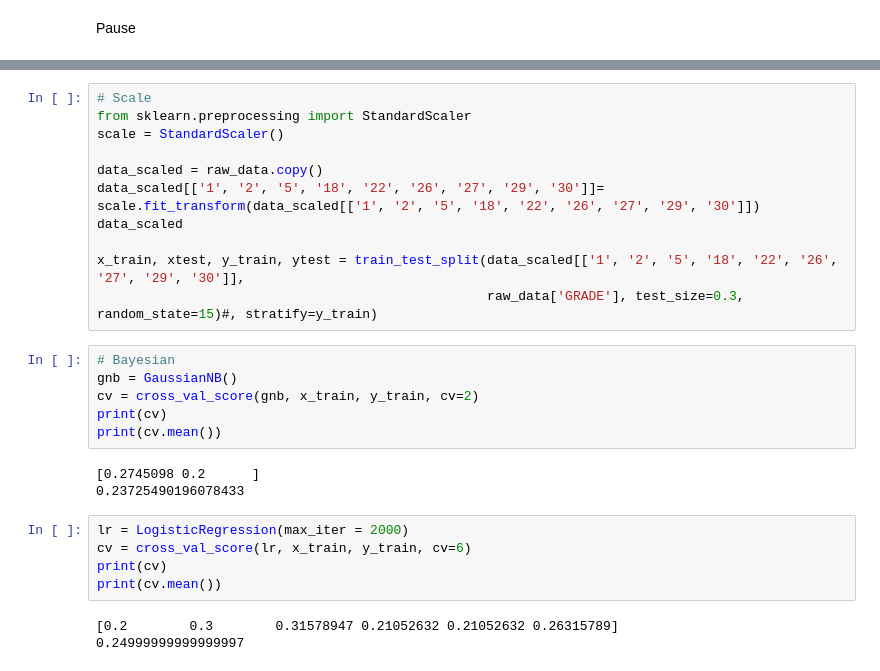
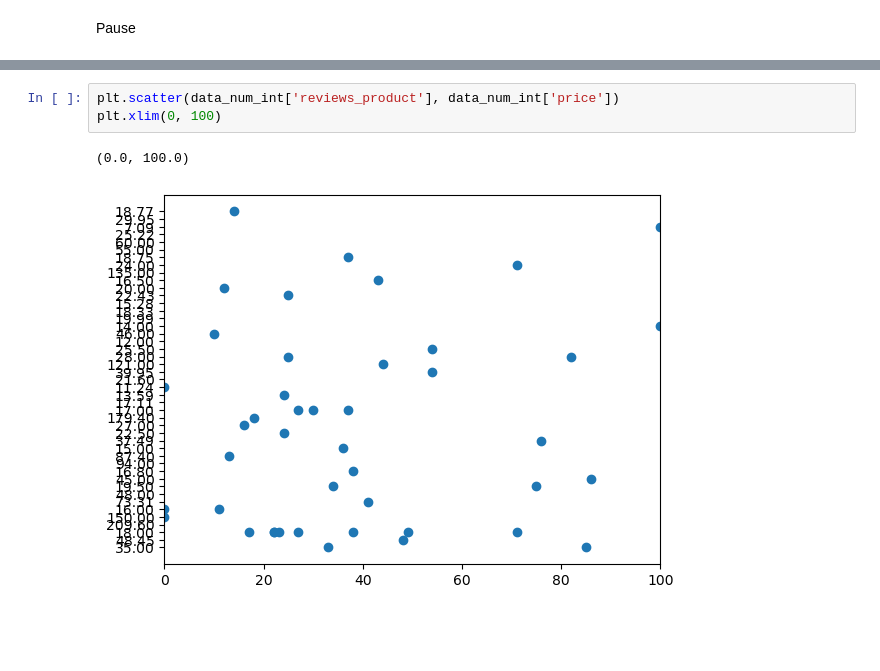
Before and after one commit to evanrootness/EtsyDSProject, a Jupyter notebook: notebooks_exploration/exploration_1.ipynb, the cells around one changed output, grey strips where cells are left out. Drawn from its saved outputs; the diff is of its cells as text; blank space fills up the shorter version.

```diff
--- a/notebooks_exploration/exploration_1.ipynb
+++ b/notebooks_exploration/exploration_1.ipynb
@@ -283,28 +146,6 @@ print(cv.mean())
-# %%
-# Scale
-from sklearn.preprocessing import StandardScaler
-scale = StandardScaler()
-
-data_scaled = raw_data.copy()
-data_scaled[['1', '2', '5', '18', '22', '26', '27', '29', '30']]= scale.fit_transform(data_scaled[['1', '2', '5', '18', '22', '26', '27', '29', '30']])
-data_scaled
-
-x_train, xtest, y_train, ytest = train_test_split(data_scaled[['1', '2', '5', '18', '22', '26', '27', '29', '30']],
-                                                  raw_data['GRADE'], test_size=0.3, random_state=15)#, stratify=y_train)
-# %%
-# Bayesian
-gnb = GaussianNB()
-cv = cross_val_score(gnb, x_train, y_train, cv=2)
-print(cv)
-print(cv.mean())
-# %% [output]
-[0.2745098 0.2      ]
-0.23725490196078433
-# %%
-lr = LogisticRegression(max_iter = 2000)
-cv = cross_val_score(lr, x_train, y_train, cv=6)
-print(cv)
-print(cv.mean())
-# %% [output]
-[0.2        0.3        0.31578947 0.21052632 0.21052632 0.26315789]
-0.24999999999999997
+# %%
+plt.scatter(data_num_int['reviews_product'], data_num_int['price'])
+plt.xlim(0, 100)
+# %% [output]
+(0.0, 100.0)
+[figure, added]
```
Also changed, not shown: parts of 24 cells of this notebook.
